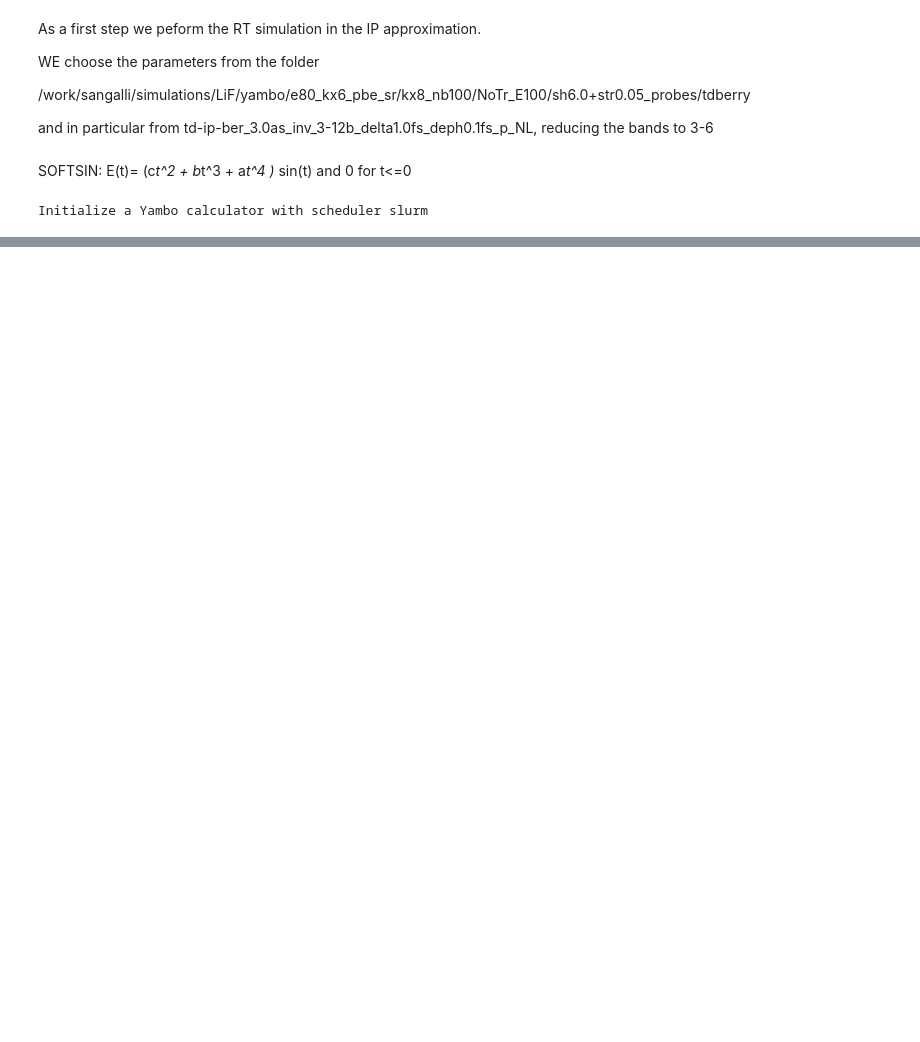
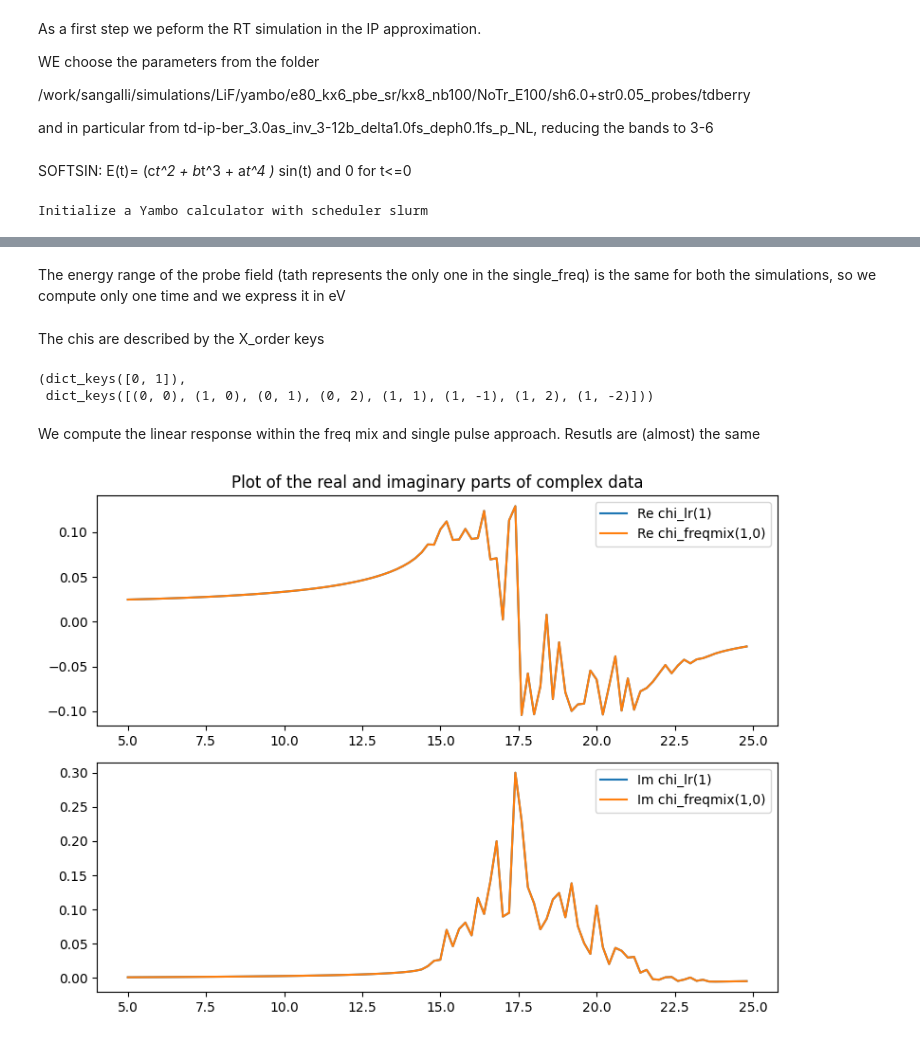
Before and after one commit to marcodalessandro76/LiF, a Jupyter notebook: Transient_Abs_vs_Non-linear_chi/Transient_Abs_NL-Chi.ipynb, the cells around one changed output, grey strips where cells are left out. Saved outputs shown, nothing was run; the diff lists cells and outputs as text; code cells hidden in the pictures; blank space fills up the shorter version.

```diff
--- a/Transient_Abs_vs_Non-linear_chi/Transient_Abs_NL-Chi.ipynb
+++ b/Transient_Abs_vs_Non-linear_chi/Transient_Abs_NL-Chi.ipynb
@@ -689,0 +255,5 @@ ax1.legend()
+# %%
+file_Pp = 'kx8_nb100_NoTr_E100/Pp-Ep_1e3-EP_1e6-PE_1.55-nlenrange_5.0-25.0-nlensteps_100-bands_3-6-damp_0.1-sin/ndb.Nonlinear'
+file_pulse = 'kx8_nb100_NoTr_E100/pulse-E1_1e3-nlenrange_5.0-25.0-nlensteps_100-bands_3-6-damp_0.1-sin/ndb.Nonlinear'
+data_Pp = P.YamboNLDBParser(file_Pp)
+data_pulse = P.YamboNLDBParser(file_pulse)
@@ -689,0 +266,6 @@ ax1.legend()
+# %%
+freq_mix = O.Xn_frequency_mixing(data_Pp,X_order=(1,2),verbose=False)
+single_freq = O.Xn_single_frequency(data_pulse,X_order=1,verbose=False)
+# %%
+chi_lr = single_freq.compute_Xn(set_units_of_measure=False)
+chi_freqmix = freq_mix.compute_Xn(set_units_of_measure=False)
@@ -689,0 +285,18 @@ ax1.legend()
+# %% [markdown]
+The energy range of the probe field (tath represents the only one in the single_freq) is the same for both the simulations,
+so we compute only one time and we express it in eV
+# %%
+freqs = freq_mix.probe_freqs*Const.HaToeV
+# %% [markdown]
+The chis are described by the X_order keys
+# %%
+chi_lr[0].keys(),chi_freqmix[0].keys()
+# %% [output]
+(dict_keys([0, 1]),
+ dict_keys([(0, 0), (1, 0), (0, 1), (0, 2), (1, 1), (1, -1), (1, 2), (1, -2)]))
+# %% [markdown]
+We compute the linear response within the freq mix and single pulse approach. Resutls are (almost) the same
+# %%
+Utils.Plot_ComplexArray(freqs,chi_lr[0][1],label='chi_lr(1)',data2=chi_freqmix[0][(1,0)],label2='chi_freqmix(1,0)')
+# %% [output]
+[figure, added]
```
Also changed, not shown: parts of 144 cells of this notebook, 1 other file.
